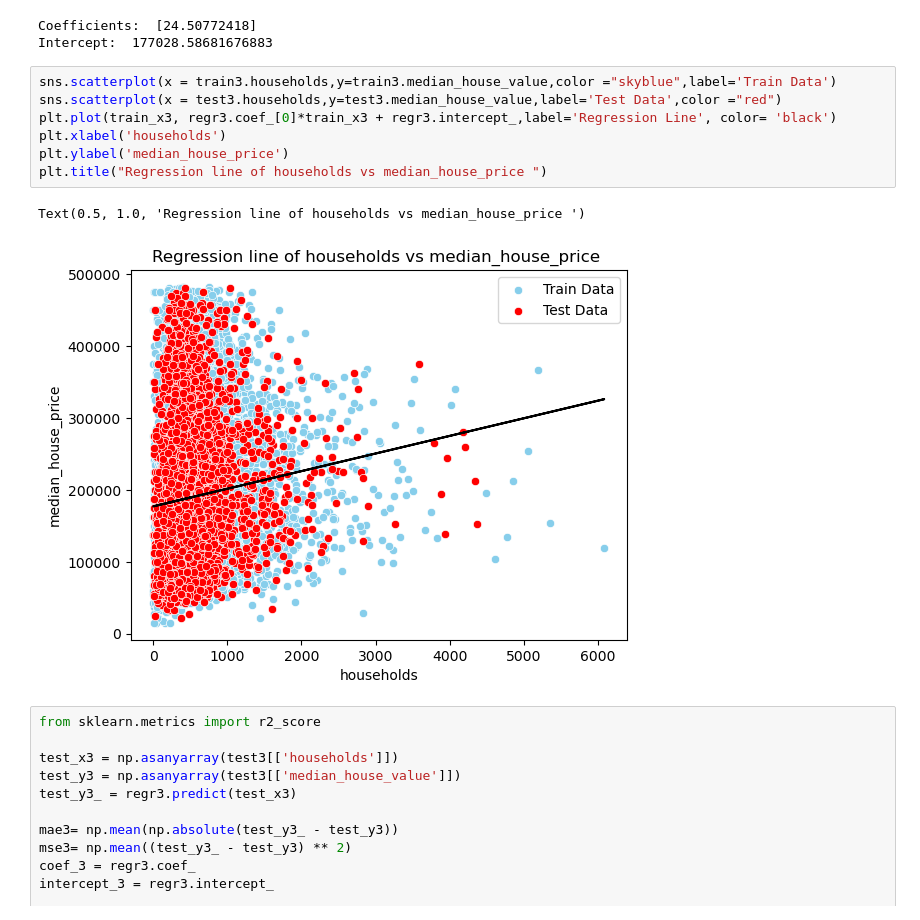
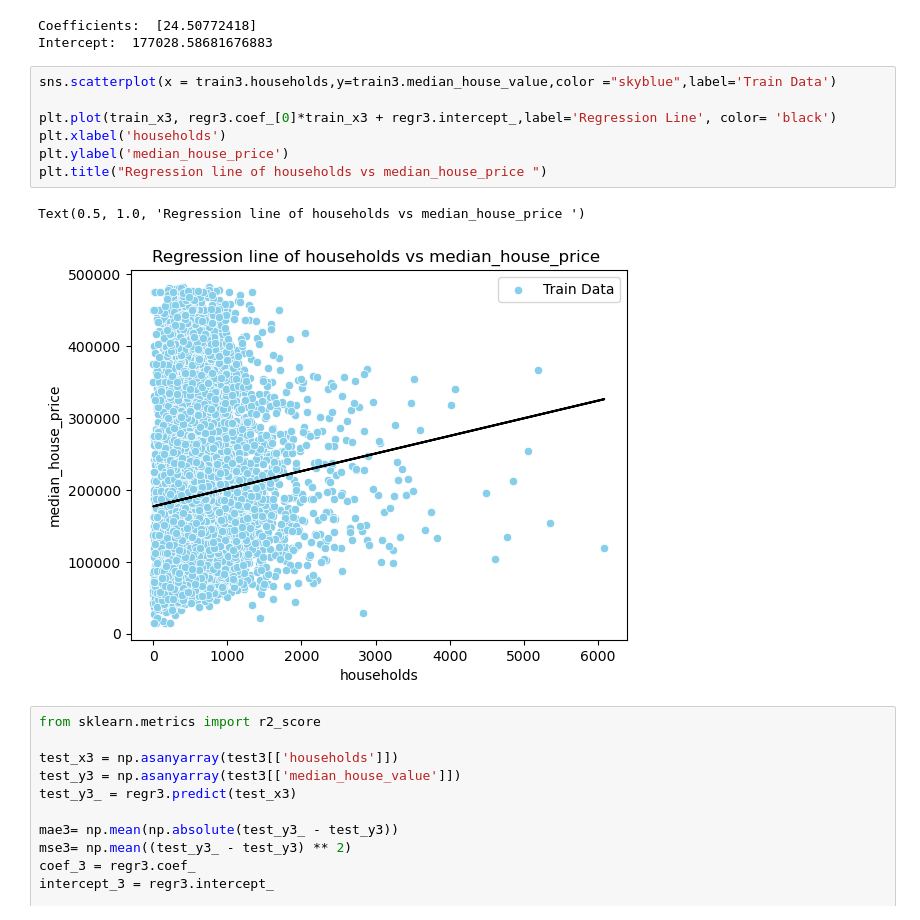
Before and after one commit to MO7AMED-119/CSCN8010-labs, a Jupyter notebook: Lab1.ipynb, the cells around one changed output. Saved outputs shown, nothing was run; the diff lists cells and outputs as text.

```diff
--- a/Lab1.ipynb
+++ b/Lab1.ipynb
@@ -420,14 +420,14 @@ Coefficients:  [24.50772418]
 Intercept:  177028.58681676883
 # %%
 sns.scatterplot(x = train3.households,y=train3.median_house_value,color ="skyblue",label='Train Data')
-sns.scatterplot(x = test3.households,y=test3.median_house_value,label='Test Data',color ="red")
+
 plt.plot(train_x3, regr3.coef_[0]*train_x3 + regr3.intercept_,label='Regression Line', color= 'black')
 plt.xlabel('households')
 plt.ylabel('median_house_price')
 plt.title("Regression line of households vs median_house_price ")
 # %% [output]
 Text(0.5, 1.0, 'Regression line of households vs median_house_price ')
-[figure, old version]
+[figure, new version]
 # %%
 from sklearn.metrics import r2_score
 
```
Also changed, not shown: parts of 3 cells of this notebook.
